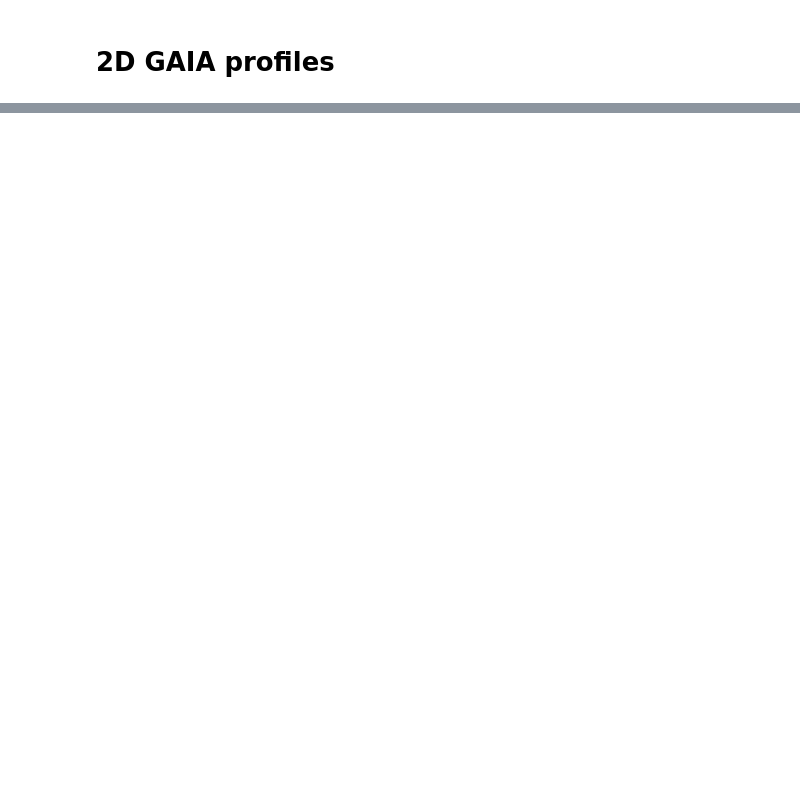
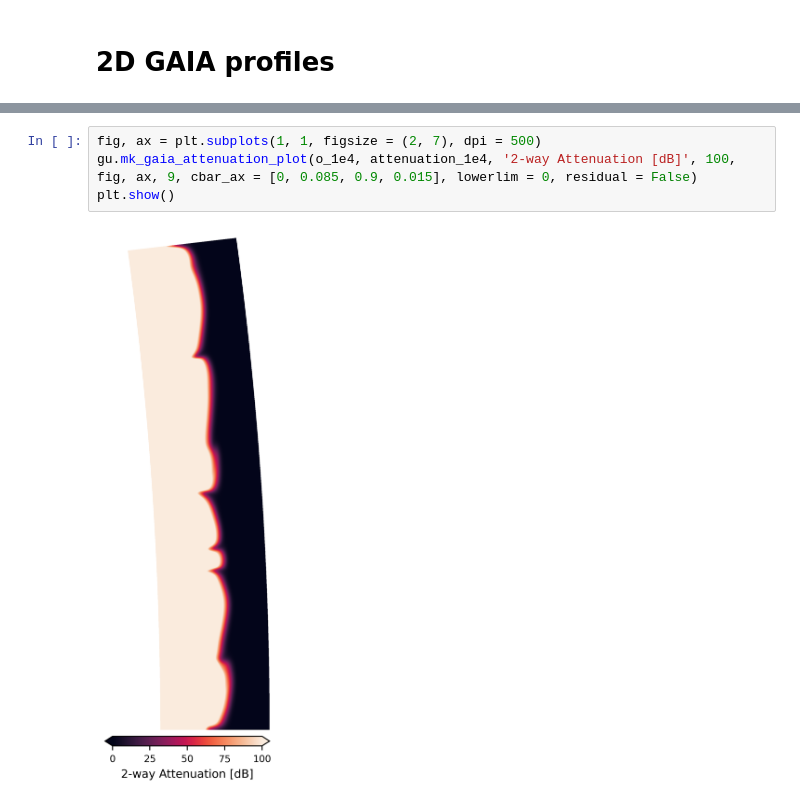
Before and after one commit to AtWillB/stanford_radar, a Jupyter notebook: src/kickoff_meeting_demo.ipynb, the cells around one changed output, grey strips where cells are left out. Cells and saved outputs as stored; diff of their text form; blank space fills up the shorter version.

```diff
--- a/src/kickoff_meeting_demo.ipynb
+++ b/src/kickoff_meeting_demo.ipynb
@@ -49,0 +85,6 @@ plt.show()
+# %%
+fig, ax = plt.subplots(1, 1, figsize = (2, 7), dpi = 500)
+gu.mk_gaia_attenuation_plot(o_1e4, attenuation_1e4, '2-way Attenuation [dB]', 100, fig, ax, 9, cbar_ax = [0, 0.085, 0.9, 0.015], lowerlim = 0, residual = False)
+plt.show()
+# %% [output]
+[figure, added]
```
Also changed, not shown: parts of 18 cells of this notebook, 18 other files.
